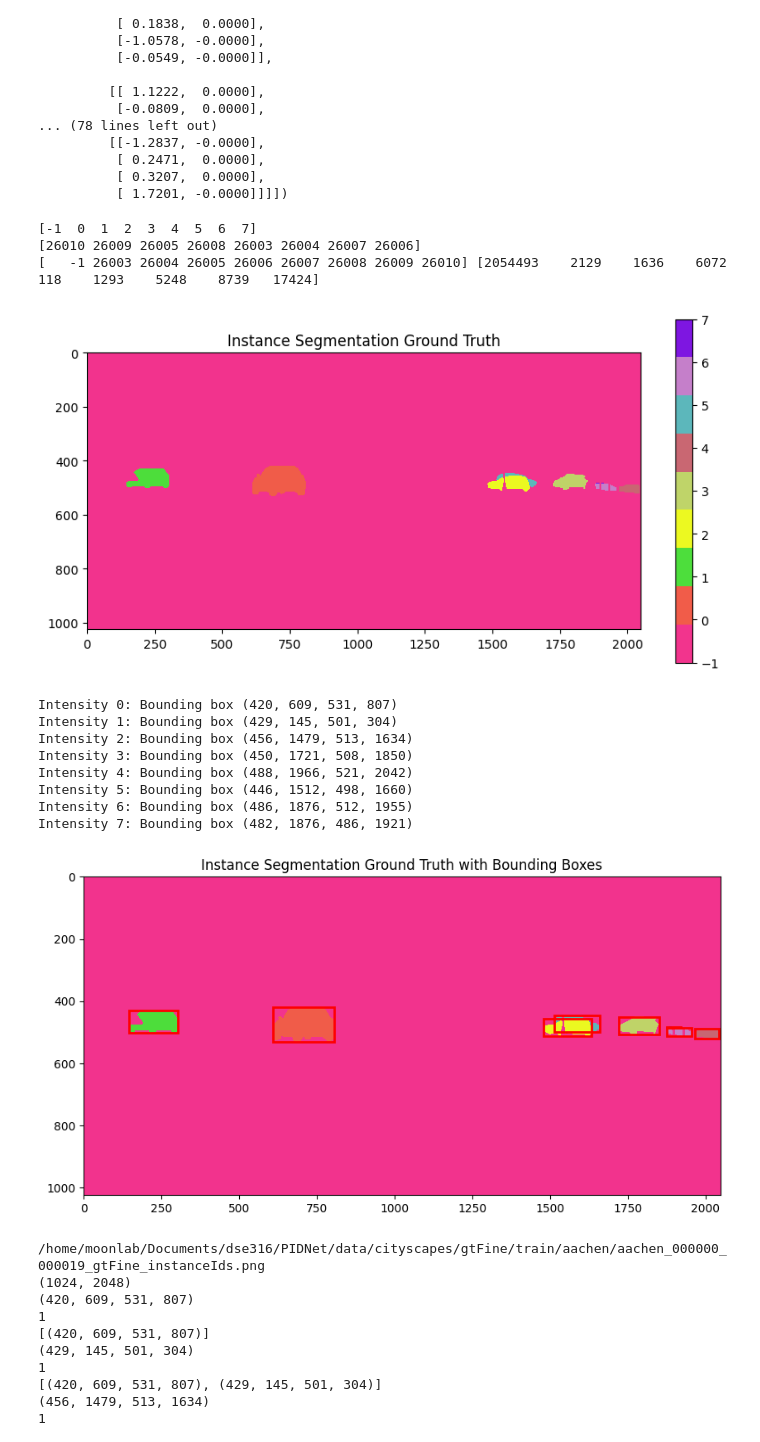
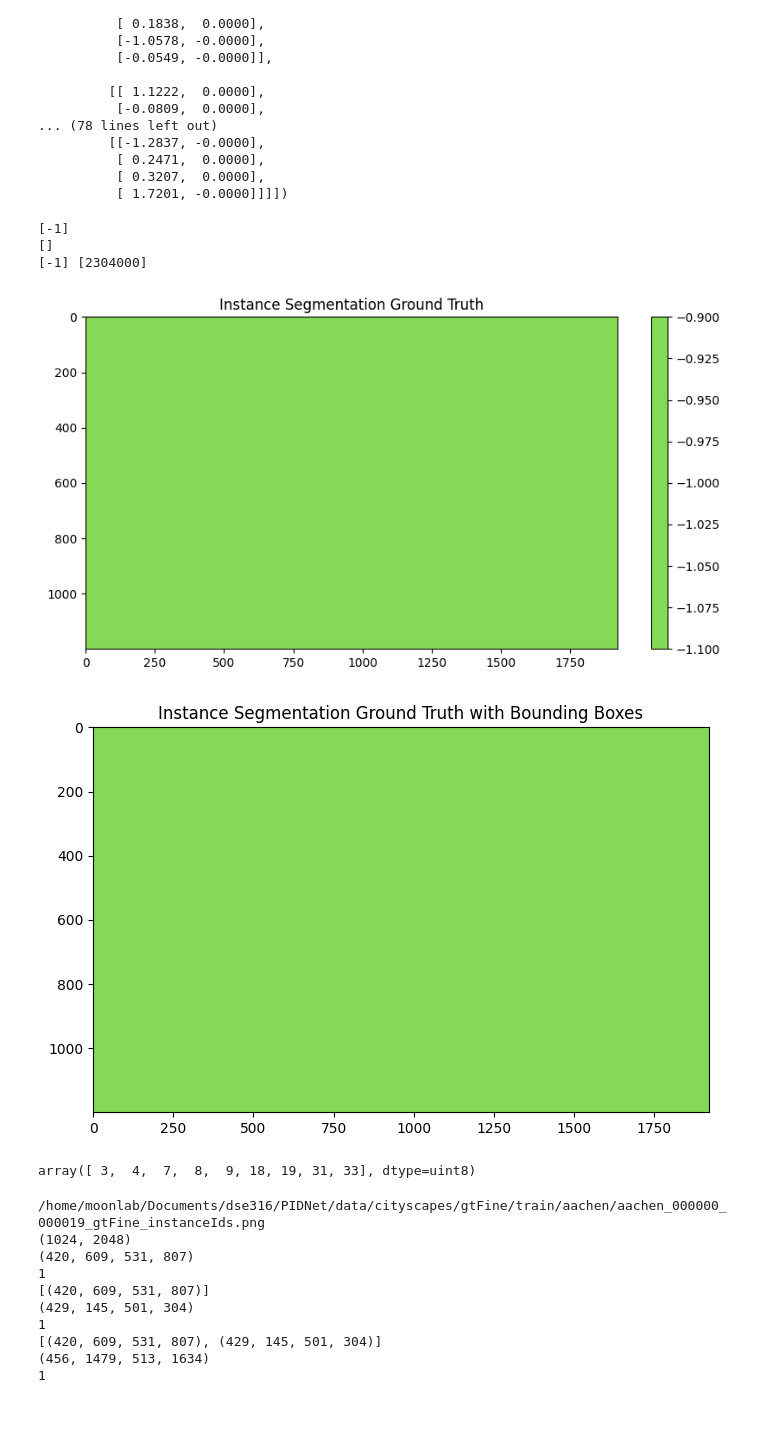
Before and after one commit to karthiknambiar29/PIDNet, a Jupyter notebook: test_.ipynb, the cells around one changed output. Saved outputs shown, nothing was run; the diff lists cells and outputs as text; code cells hidden in the pictures; blank space fills up the shorter version.

```diff
--- a/test_.ipynb
+++ b/test_.ipynb
@@ -221,7 +249,7 @@ def get_bb_box(path):
             bounding_boxes.append((0, 0, 0, 0, 0))
     return np.array(bounding_boxes)
 # %%
-path = '/home/moonlab/Documents/dse316/PIDNet/data/cityscapes/gtFine/train/aachen/aachen_000000_000019_gtFine_instanceIds.png'
+path = '/home/moonlab/Documents/PIDNet/data/00000/pylon_camera_node_label_id/frame000000-1581624652_750.png'
 instance_image = cv2.imread(path, cv2.IMREAD_ANYDEPTH)
 mask = np.logical_and(instance_image >= 26000, instance_image < 27000)
 instance_image = np.where(mask, instance_image, -1)
@@ -260,43 +288,35 @@ def find_bounding_box(mask, intensity):
     min_row, max_row = min(rows), max(rows)
     min_col, max_col = min(cols), max(cols)
     return min_row, min_col, max_row, max_col
 bounding_boxes = {}
 
 # Find bounding boxes for each unique intensity
 for intensity in np.unique(mapped_image):
     if intensity == -1:
         continue
     bbox = find_bounding_box(mapped_image, intensity)
     if bbox:
         bounding_boxes[intensity] = bbox
 
 # Print bounding box coordinates
 for intensity, bbox in bounding_boxes.items():
     print(f"Intensity {intensity}: Bounding box {bbox}")
 
 # Plot bounding boxes
 plt.figure(figsize=(10, 5))
 plt.imshow(mapped_image, cmap=cmap, interpolation='nearest')
 
 for intensity, bbox in bounding_boxes.items():
     min_row, min_col, max_row, max_col = bbox
     rect = Rectangle((min_col, min_row), max_col - min_col, max_row - min_row,
                      linewidth=2, edgecolor='r', facecolor='none')
     plt.gca().add_patch(rect)
 
 plt.title('Instance Segmentation Ground Truth with Bounding Boxes')
 plt.show()
 # %% [output]
-[-1  0  1  2  3  4  5  6  7]
-[26010 26009 26005 26008 26003 26004 26007 26006]
-[   -1 26003 26004 26005 26006 26007 26008 26009 26010] [2054493    2129    1636    6072     118    1293    5248    8739   17424]
+[-1]
+[]
+[-1] [2304000]
-[figure, old version]
+[figure, new version]
-Intensity 0: Bounding box (420, 609, 531, 807)
-Intensity 1: Bounding box (429, 145, 501, 304)
-Intensity 2: Bounding box (456, 1479, 513, 1634)
-Intensity 3: Bounding box (450, 1721, 508, 1850)
-Intensity 4: Bounding box (488, 1966, 521, 2042)
-Intensity 5: Bounding box (446, 1512, 498, 1660)
-Intensity 6: Bounding box (486, 1876, 512, 1955)
-Intensity 7: Bounding box (482, 1876, 486, 1921)
-[figure, old version]
+[figure, new version]
@@ -303,3 +326,7 @@ Intensity 7: Bounding box (482, 1876, 486, 1921)
+# %%
+np.unique(instance_image)
+# %% [output]
+array([ 3,  4,  7,  8,  9, 18, 19, 31, 33], dtype=uint8)
 # %%
 img_list = [line.strip().split() for line in open('data/list/cityscapes/train_inst.lst')]
 def get_bb_box(path):
```
Also changed, not shown: parts of 13 cells of this notebook, 5 other files.
